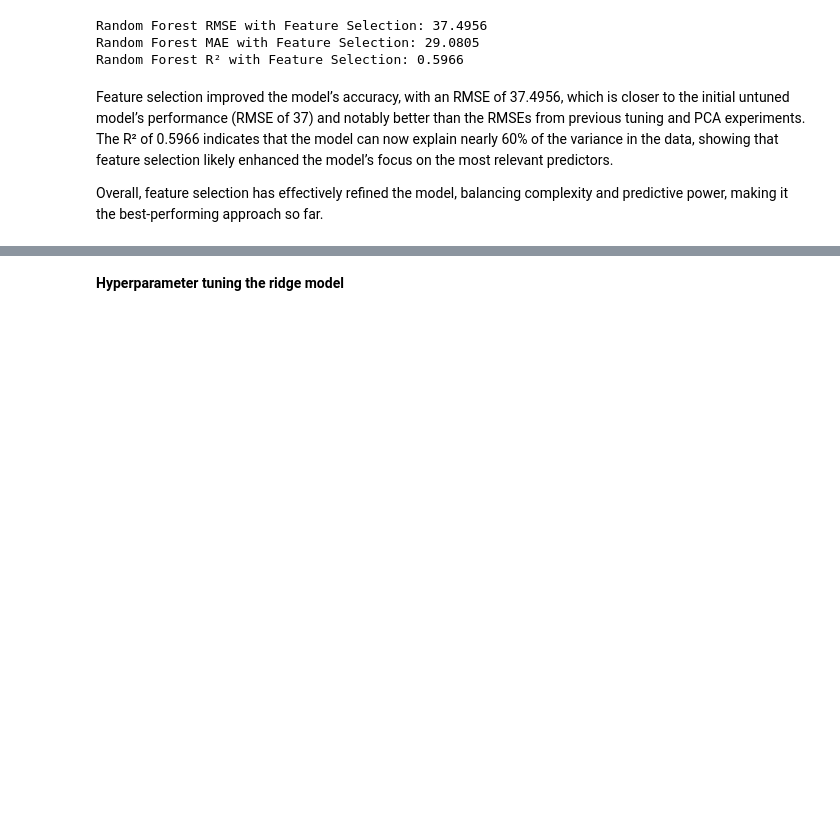
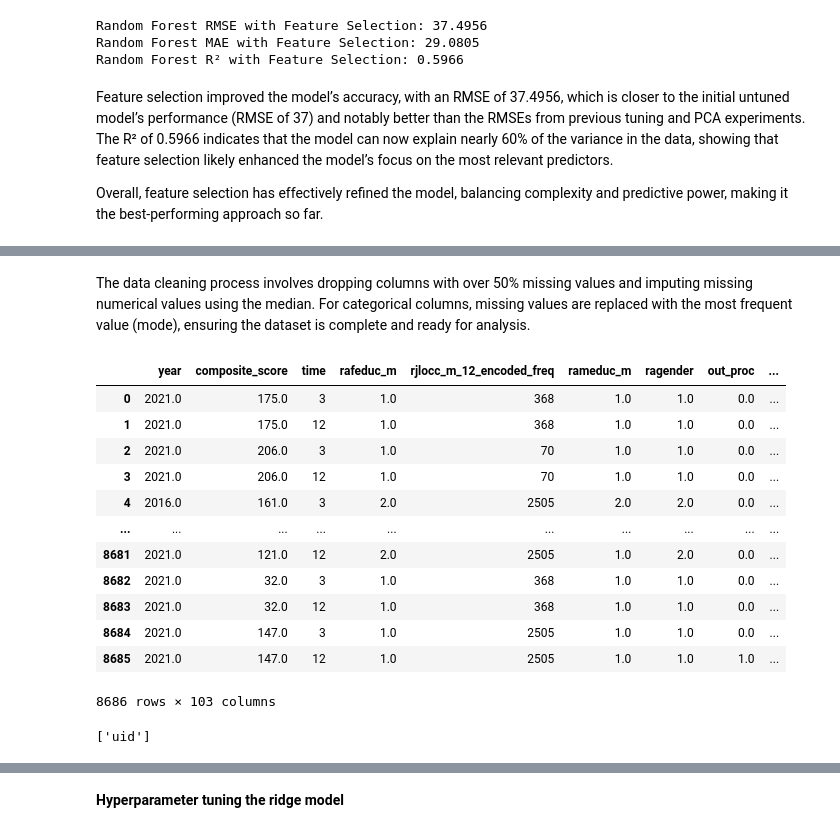
Before and after one commit to geomwangi007/Early-Detection-of-Alzheimer-s-Disease-and-Related-Dementias-Using-Social-Determinants-of-Health, a Jupyter notebook: Main_V3.ipynb, the cells around one changed output, grey strips where cells are left out. Drawn from its saved outputs; the diff is of its cells as text; code cells hidden in the pictures; blank space fills up the shorter version.

```diff
--- a/Main_V3.ipynb
+++ b/Main_V3.ipynb
@@ -1909,0 +1894,20 @@ Overall, feature selection has effectively refined the model, balancing complexi
+# %%
+#defining a function to impute missing values and drop values with over 50% missing values
+def clean_and_impute_data(df, missing_threshold=0.6):
+
+    # Dropping columns with more than 50% missing values
+    df = df.loc[:, df.isnull().mean() < missing_threshold]
+
+    # Separating categorical and numerical columns
+    cat_cols = df.select_dtypes(include=['object', 'category']).columns
+    num_cols = df.select_dtypes(include=['float64', 'int64']).columns
+
+    # Imputing categorical columns with the mode (most frequent value)
+    for col in cat_cols:
+        df[col].fillna(df[col].mode()[0], inplace=True)
+
+    # Imputing numerical columns with the median
+    for col in num_cols:
+        df[col].fillna(df[col].median(), inplace=True)
+
+    return df
@@ -1909,0 +1927,2 @@ Overall, feature selection has effectively refined the model, balancing complexi
+# %% [markdown]
+The data cleaning process involves dropping columns with over 50% missing values and imputing missing numerical values using the median. For categorical columns, missing values are replaced with the most frequent value (mode), ensuring the dataset is complete and ready for analysis.
@@ -1909,0 +1933,23 @@ Overall, feature selection has effectively refined the model, balancing complexi
+# %%
+num_cols = data_long.select_dtypes(include=['int', 'float'])
+num_cols
+# %% [output]
+|  | year | composite_score | time | rafeduc_m | rjlocc_m_12_encoded_freq | rameduc_m | ragender | out_proc | ... |
+| 0 | 2021.0 | 175.0 | 3 | 1.0 | 368 | 1.0 | 1.0 | 0.0 | ... |
+| 1 | 2021.0 | 175.0 | 12 | 1.0 | 368 | 1.0 | 1.0 | 0.0 | ... |
+| 2 | 2021.0 | 206.0 | 3 | 1.0 | 70 | 1.0 | 1.0 | 0.0 | ... |
+| 3 | 2021.0 | 206.0 | 12 | 1.0 | 70 | 1.0 | 1.0 | 0.0 | ... |
+| 4 | 2016.0 | 161.0 | 3 | 2.0 | 2505 | 2.0 | 2.0 | 0.0 | ... |
+| ... | ... | ... | ... | ... | ... | ... | ... | ... | ... |
+| 8681 | 2021.0 | 121.0 | 12 | 2.0 | 2505 | 1.0 | 2.0 | 0.0 | ... |
+| 8682 | 2021.0 | 32.0 | 3 | 1.0 | 368 | 1.0 | 1.0 | 0.0 | ... |
+| 8683 | 2021.0 | 32.0 | 12 | 1.0 | 368 | 1.0 | 1.0 | 0.0 | ... |
+| 8684 | 2021.0 | 147.0 | 3 | 1.0 | 2505 | 1.0 | 1.0 | 0.0 | ... |
+| 8685 | 2021.0 | 147.0 | 12 | 1.0 | 2505 | 1.0 | 1.0 | 1.0 | ... |
+8686 rows × 103 columns
+# %%
+cat_cols = data_long.select_dtypes(include=['object', 'category']).columns.tolist()
+
+cat_cols
+# %% [output]
+['uid']
```
Also changed, not shown: parts of 43 cells of this notebook, 3 other files.
